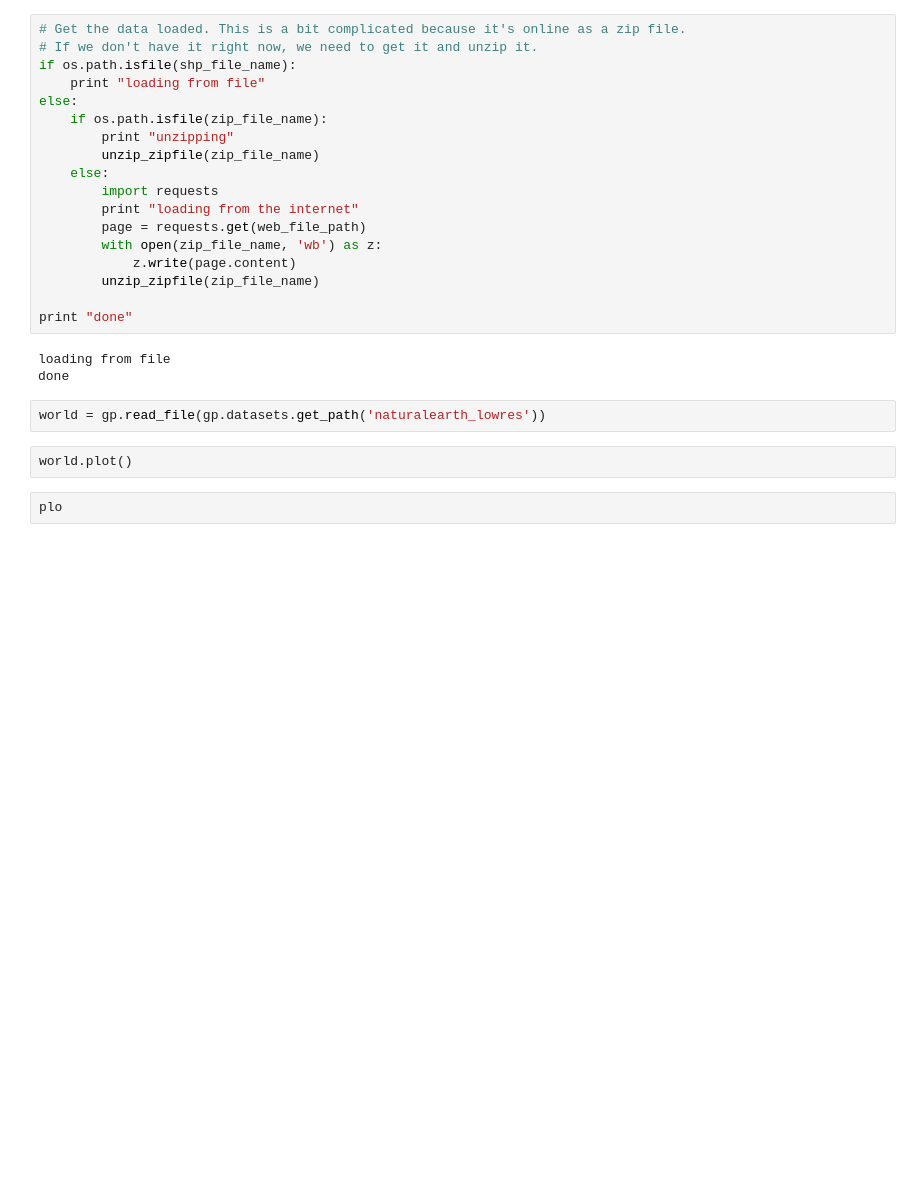
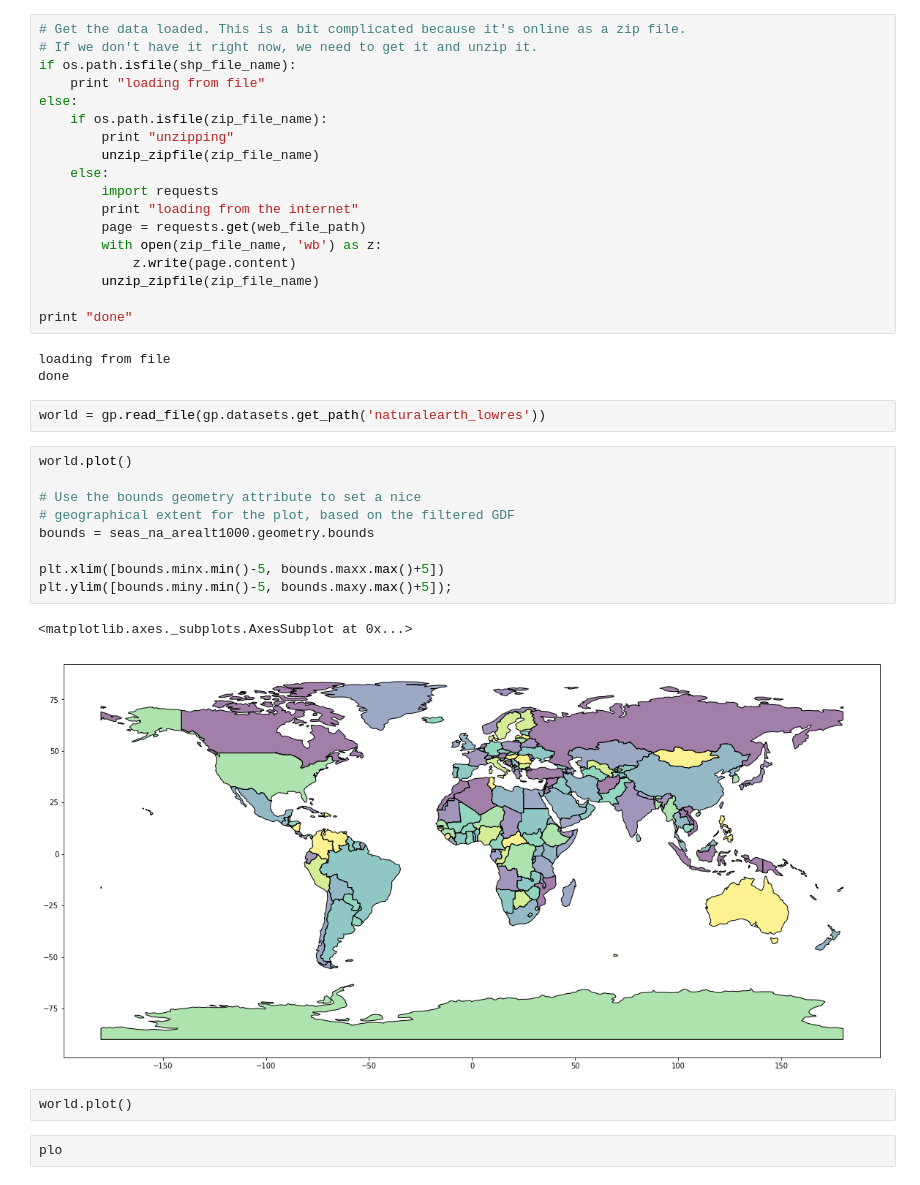
Before and after one commit to tomwyb/code1161base, a Jupyter notebook: basemaptests.ipynb, the cells around one changed output. Cells and saved outputs as stored; diff of their text form; blank space fills up the shorter version.

```diff
--- a/basemaptests.ipynb
+++ b/basemaptests.ipynb
@@ -41,6 +41,18 @@ loading from file
 done
 # %%
 world = gp.read_file(gp.datasets.get_path('naturalearth_lowres'))
+# %%
+world.plot()
+
+# Use the bounds geometry attribute to set a nice
+# geographical extent for the plot, based on the filtered GDF
+bounds = seas_na_arealt1000.geometry.bounds
+
+plt.xlim([bounds.minx.min()-5, bounds.maxx.max()+5])
+plt.ylim([bounds.miny.min()-5, bounds.maxy.max()+5]);
+# %% [output]
+<matplotlib.axes._subplots.AxesSubplot at 0x...>
+[figure, added]
 # %% [raw]
 world.plot()
 # %% [raw]
```
Also changed, not shown: parts of 7 cells of this notebook, 21 other files.
